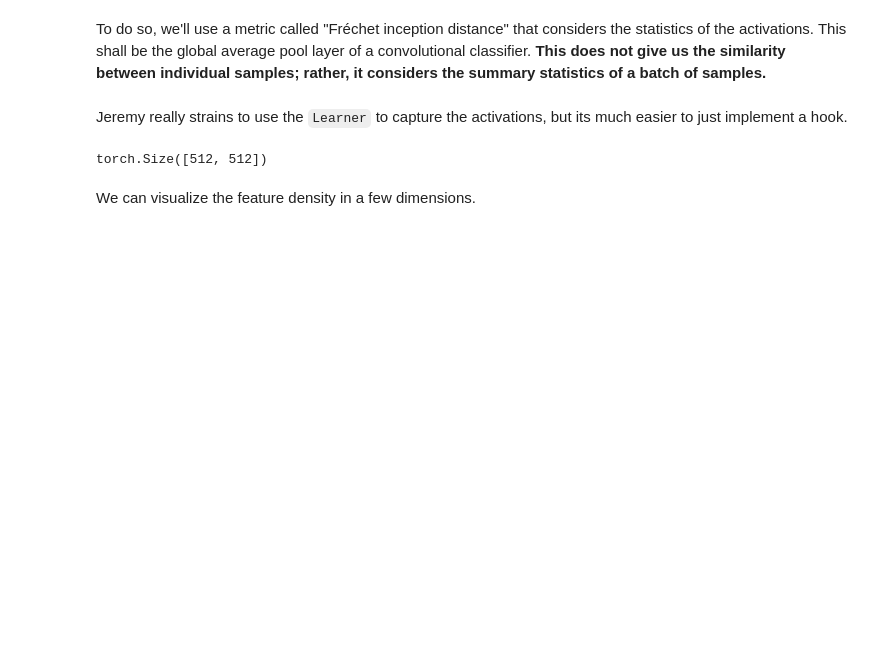
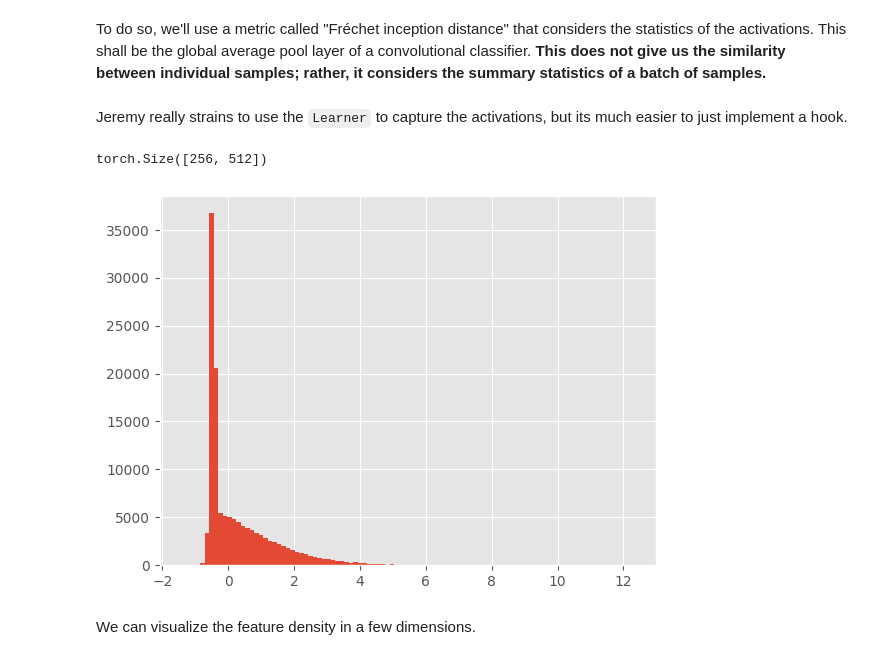
Before and after one commit to jeremyadamsfisher/SlowAI, a Jupyter notebook: nbs/17_fid.ipynb, the cells around one changed output. Cells and saved outputs as stored; diff of their text form; code cells hidden in the pictures; blank space fills up the shorter version.

```diff
--- a/nbs/17_fid.ipynb
+++ b/nbs/17_fid.ipynb
@@ -126,10 +136,14 @@ def get_global_average_pooling(model, xb):
     assert feat is not None
     return feat
 # %%
-fake_feats = get_global_average_pooling(clf, out)
+fake_feats = get_fid_logits(clf_resnet, out)
 fake_feats.shape
 # %% [output]
-torch.Size([512, 512])
+torch.Size([256, 512])
+# %%
+plt.hist(fake_feats.reshape(-1).cpu(), bins=100);
+# %% [output]
+[figure, added]
 # %% [markdown]
 We can visualize the feature density in a few dimensions.
 # %%
```
Also changed, not shown: parts of 47 cells of this notebook, 32 other files.
